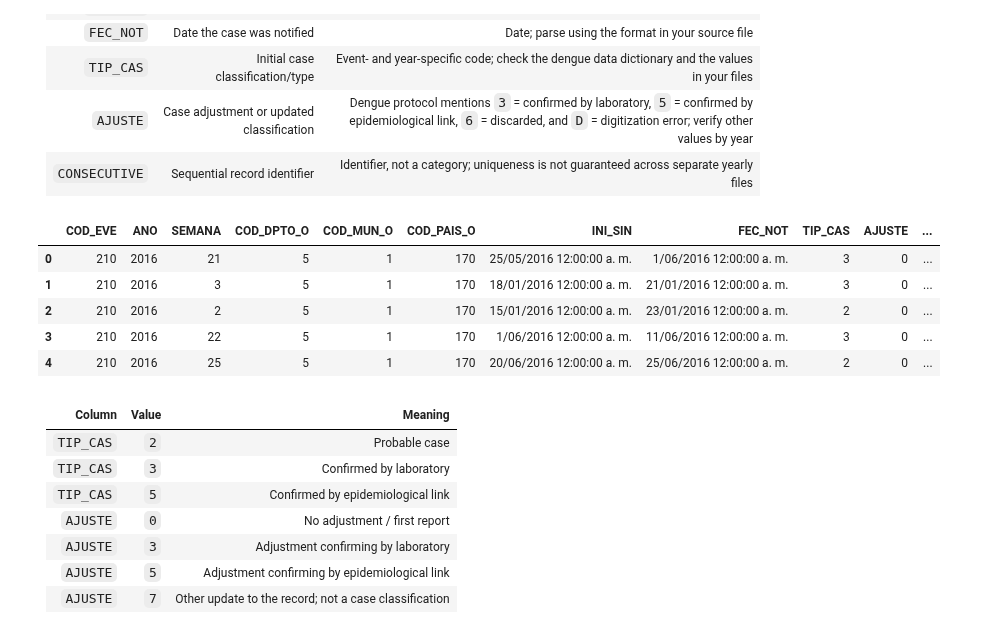
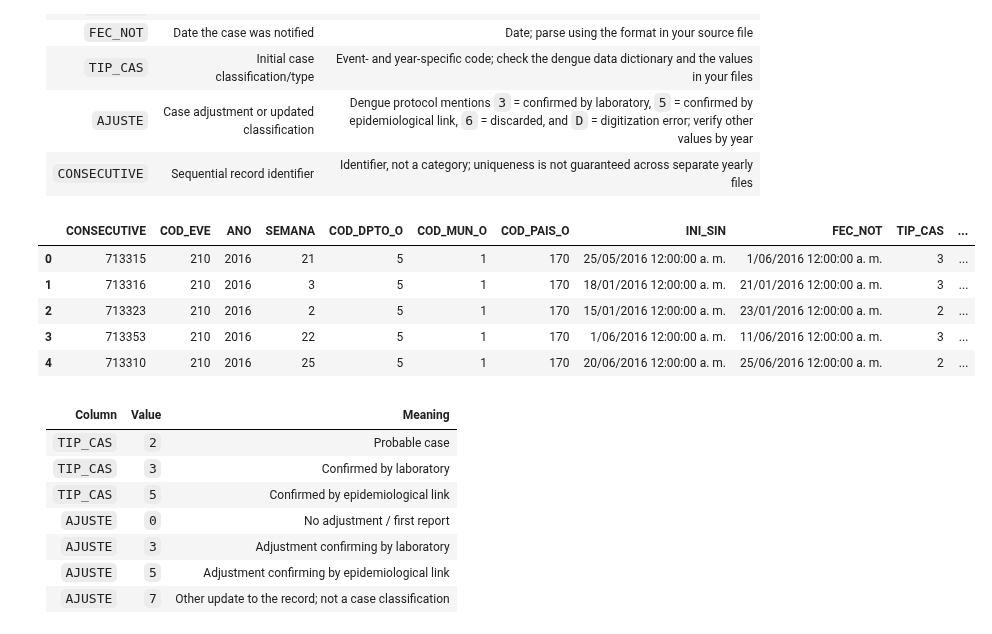
Before and after one commit to CarlosBlanco1/ColombiaDengueForecasting, a Jupyter notebook: notebooks/explore_dengue_cases.ipynb, the cells around one changed output. Cells and saved outputs as stored; diff of their text form; code cells hidden in the pictures.

```diff
--- a/notebooks/explore_dengue_cases.ipynb
+++ b/notebooks/explore_dengue_cases.ipynb
@@ -62,18 +62,18 @@ memory usage: 52.7 MB
 | `AJUSTE` | Case adjustment or updated classification | Dengue protocol mentions `3` = confirmed by laboratory, `5` = confirmed by epidemiological link, `6` = discarded, and `D` = digitization error; verify other values by year |
 | `CONSECUTIVE` | Sequential record identifier | Identifier, not a category; uniqueness is not guaranteed across separate yearly files |
 # %%
-cols_to_keep = ["COD_EVE", "ANO", "SEMANA", "COD_DPTO_O", "COD_MUN_O", "COD_PAIS_O", "INI_SIN", "FEC_NOT", "TIP_CAS", "AJUSTE", "CONSECUTIVE"]
+cols_to_keep = ["CONSECUTIVE", "COD_EVE", "ANO", "SEMANA", "COD_DPTO_O", "COD_MUN_O", "COD_PAIS_O", "INI_SIN", "FEC_NOT", "TIP_CAS", "AJUSTE"]
 for i in range(0,len(cases_data_frames)):
     cases_data_frames[i] = cases_data_frames[i][cols_to_keep]
 
 cases_data_frames[0].head()
 # %% [output]
-|  | COD_EVE | ANO | SEMANA | COD_DPTO_O | COD_MUN_O | COD_PAIS_O | INI_SIN | FEC_NOT | TIP_CAS | AJUSTE | ... |
-| 0 | 210 | 2016 | 21 | 5 | 1 | 170 | 25/05/2016 12:00:00 a. m. | 1/06/2016 12:00:00 a. m. | 3 | 0 | ... |
-| 1 | 210 | 2016 | 3 | 5 | 1 | 170 | 18/01/2016 12:00:00 a. m. | 21/01/2016 12:00:00 a. m. | 3 | 0 | ... |
-| 2 | 210 | 2016 | 2 | 5 | 1 | 170 | 15/01/2016 12:00:00 a. m. | 23/01/2016 12:00:00 a. m. | 2 | 0 | ... |
-| 3 | 210 | 2016 | 22 | 5 | 1 | 170 | 1/06/2016 12:00:00 a. m. | 11/06/2016 12:00:00 a. m. | 3 | 0 | ... |
-| 4 | 210 | 2016 | 25 | 5 | 1 | 170 | 20/06/2016 12:00:00 a. m. | 25/06/2016 12:00:00 a. m. | 2 | 0 | ... |
+|  | CONSECUTIVE | COD_EVE | ANO | SEMANA | COD_DPTO_O | COD_MUN_O | COD_PAIS_O | INI_SIN | FEC_NOT | TIP_CAS | ... |
+| 0 | 713315 | 210 | 2016 | 21 | 5 | 1 | 170 | 25/05/2016 12:00:00 a. m. | 1/06/2016 12:00:00 a. m. | 3 | ... |
+| 1 | 713316 | 210 | 2016 | 3 | 5 | 1 | 170 | 18/01/2016 12:00:00 a. m. | 21/01/2016 12:00:00 a. m. | 3 | ... |
+| 2 | 713323 | 210 | 2016 | 2 | 5 | 1 | 170 | 15/01/2016 12:00:00 a. m. | 23/01/2016 12:00:00 a. m. | 2 | ... |
+| 3 | 713353 | 210 | 2016 | 22 | 5 | 1 | 170 | 1/06/2016 12:00:00 a. m. | 11/06/2016 12:00:00 a. m. | 3 | ... |
+| 4 | 713310 | 210 | 2016 | 25 | 5 | 1 | 170 | 20/06/2016 12:00:00 a. m. | 25/06/2016 12:00:00 a. m. | 2 | ... |
 # %% [markdown]
 | Column | Value | Meaning |
 |---|---:|---|
```
Also changed, not shown: parts of 11 cells of this notebook.
